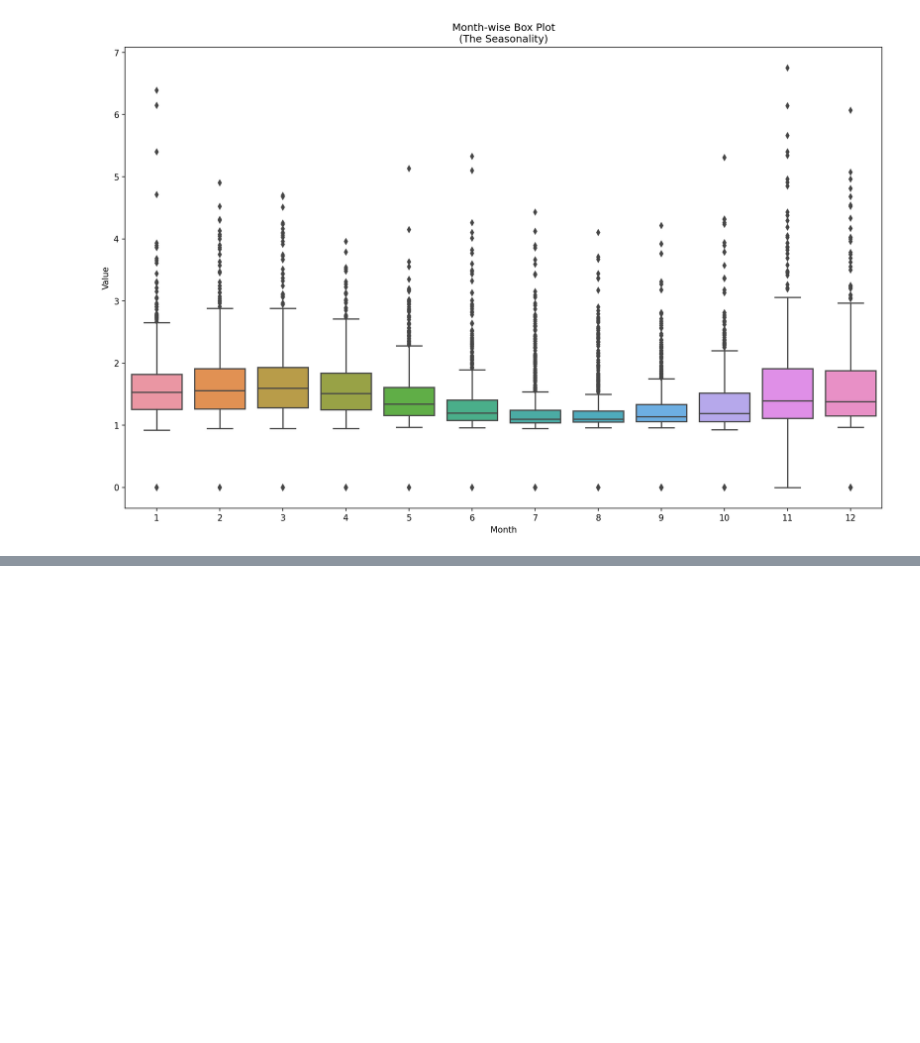
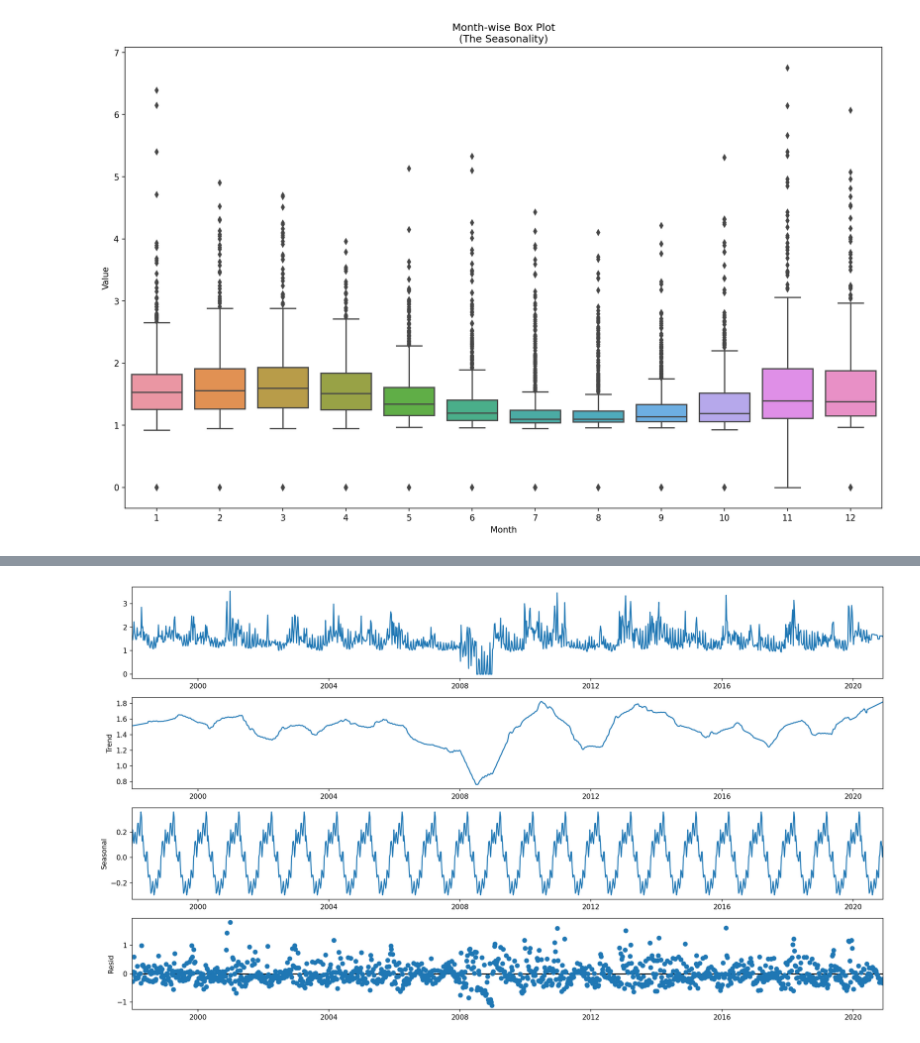
Before and after one commit to haga96/water_availability_prediction_in_Italy, a Jupyter notebook: River Arno.ipynb, the cells around one changed output, grey strips where cells are left out. Saved outputs shown, nothing was run; the diff lists cells and outputs as text; code cells hidden in the pictures; blank space fills up the shorter version.

```diff
--- a/River Arno.ipynb
+++ b/River Arno.ipynb
@@ -312,0 +358,3 @@ boxplot_df(df_all, 'Month', 'Hydrometry_Nave_di_Rosano', 'Month-wise Box Plot\n(
+# %%
+df_without_index = df_all.reset_index(level=[0])
+df_without_index
@@ -312,0 +375,7 @@ boxplot_df(df_all, 'Month', 'Hydrometry_Nave_di_Rosano', 'Month-wise Box Plot\n(
+# %%
+df_without_index['WeekDate'] = df_without_index.apply(lambda column: column['index'] - dt.timedelta(days=column['index'].weekday()), axis=1)
+df_without_index = df_without_index[['Hydrometry_Nave_di_Rosano','WeekDate']]
+
+df_group_by_week_hydrometry = df_without_index.groupby(['WeekDate']).mean()
+df_group_by_week_hydrometry = df_group_by_week_hydrometry.ffill()
+df_group_by_week_hydrometry
@@ -312,0 +397,8 @@ boxplot_df(df_all, 'Month', 'Hydrometry_Nave_di_Rosano', 'Month-wise Box Plot\n(
+# %%
+# Multiplicative Decomposition (commented due to existed values equals zero which can not exist in multiplicative decomposition)
+# multiply_decomp = decompose_time_series(df_group_by_week_hydrometry,'multiplicative')
+
+# Additive Decomposition
+add_decomp = decompose_time_series(df_group_by_week_hydrometry,'additive',52)
+# %% [output]
+[figure, added]
```
Also changed, not shown: parts of 18 cells of this notebook.
